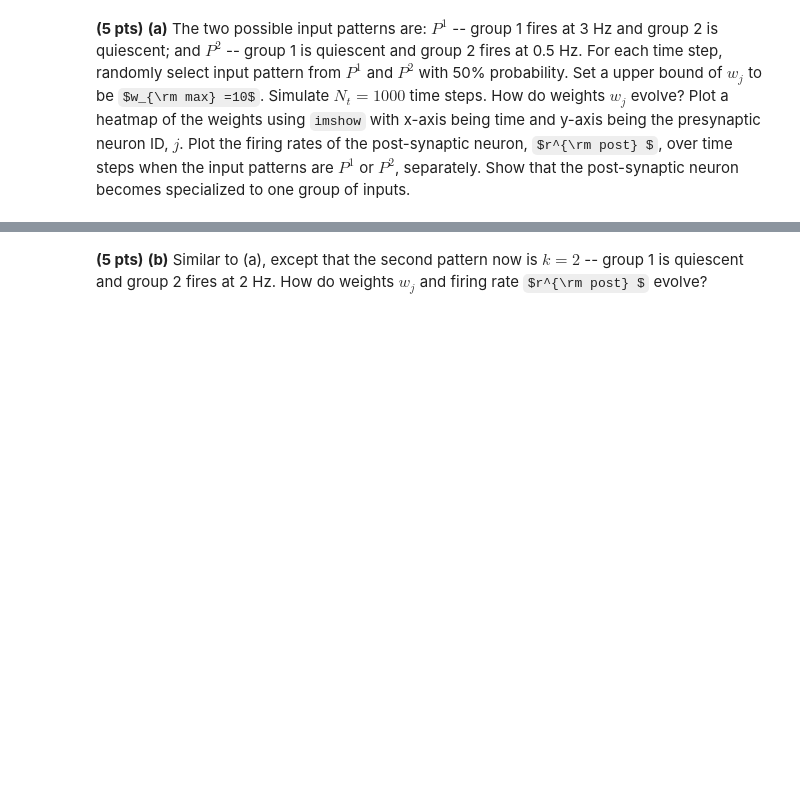
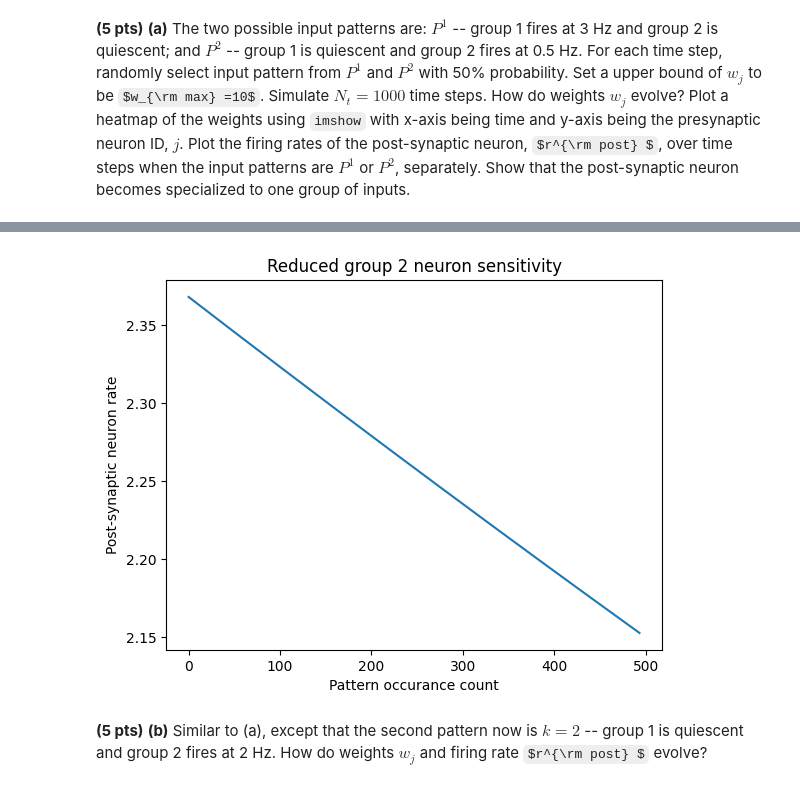
Before and after one commit to ssocolow/comp-neuro, a Jupyter notebook: assignment_07.ipynb, the cells around one changed output, grey strips where cells are left out. Drawn from its saved outputs; the diff is of its cells as text; code cells hidden in the pictures; some formulas as TeX source; blank space fills up the shorter version.

```diff
--- a/assignment_07.ipynb
+++ b/assignment_07.ipynb
@@ -26,3 +108,10 @@ The 20 inputs are organized in two groups of 10 inputs each. There are two possi
+# %%
+plt.plot(p2_rpost)
+plt.xlabel("Pattern occurance count");
+plt.ylabel("Post-synaptic neuron rate");
+plt.title("Reduced group 2 neuron sensitivity");
+# %% [output]
+[figure, added]
 # %% [markdown]
 **(5 pts)** **(b)** Similar to (a), except that the second pattern now is  $k =2 $ -- group 1 is quiescent and group 2 fires at 2 Hz. How do weights $w_{j}$  and  firing rate $r^{\rm post} $ evolve?
 # %%
```
Also changed, not shown: parts of 42 cells of this notebook.
